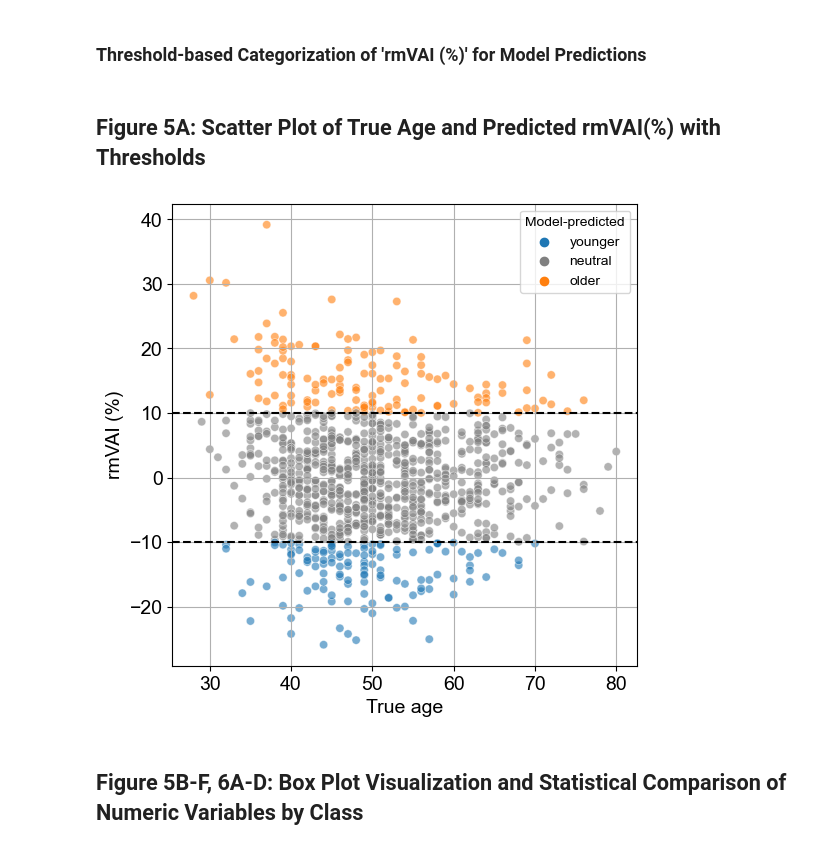
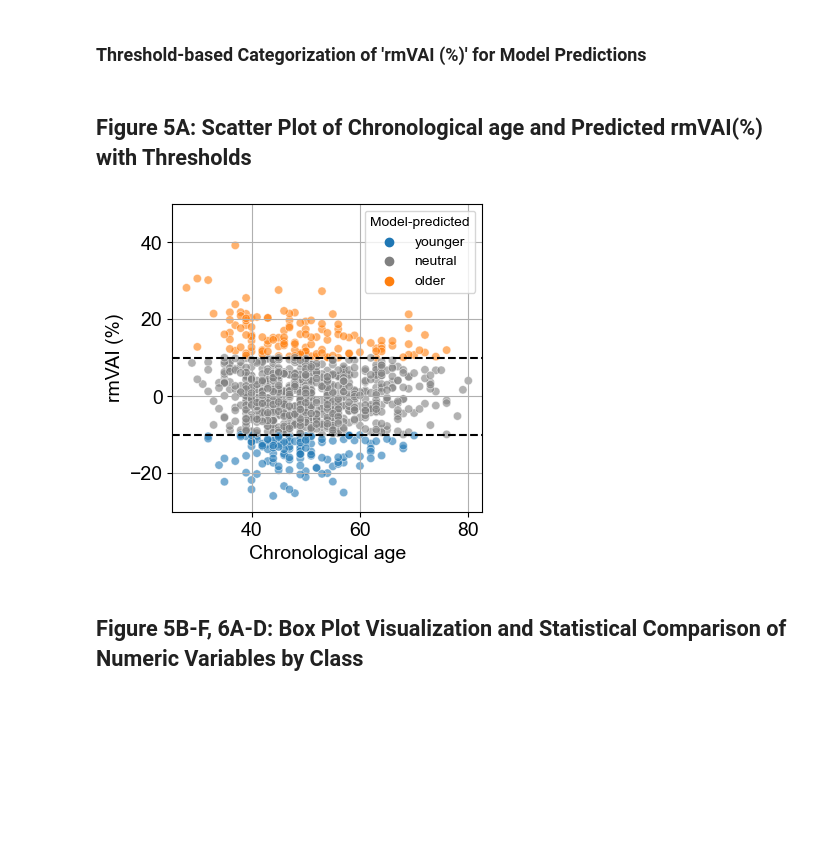
Before and after one commit to SHMAKI/LSFG_JCHO, a Jupyter notebook: 4_Figure456/src/1_calc_rmVAI.ipynb, the cells around one changed output. Cells and saved outputs as stored; diff of their text form; code cells hidden in the pictures; blank space fills up the shorter version.

Commit message:
True age -> Chronological age

```diff
--- a/4_Figure456/src/1_calc_rmVAI.ipynb
+++ b/4_Figure456/src/1_calc_rmVAI.ipynb
@@ -547,39 +568,40 @@ older_hex = mcolors.to_hex(sns.color_palette("tab10")[1])  # Color for "older"
 # Convert the 'Model-predicted' column to a categorical data type
 df["Model-predicted"] = df["Model-predicted"].astype("category")
 # %% [markdown]
-## Figure 5A: Scatter Plot of True Age and Predicted rmVAI(%) with Thresholds
+## Figure 5A: Scatter Plot of Chronological age and Predicted rmVAI(%) with Thresholds
 # %%
 th = 10
 tgt_cols = "rmVAI (%)"
 
 # Create the plot
-fig = plt.figure(figsize=(6, 6))
+fig = plt.figure(figsize=(4, 4))
 
 # Scatter plot
 sns.scatterplot(data=df,
                 x="Age",
                 y=tgt_cols,
                 hue="Model-predicted",
                 hue_order=["younger", "neutral", "older"],  # Explicitly define the color order
                 palette=[younger_hex, "gray", older_hex],
                 alpha=0.6)
 
 # Add threshold lines
 plt.axhline(y=th, color="black", linestyle="--")
 plt.axhline(y=-th, color="black", linestyle="--")
+plt.ylim(-30,50)
 
 # Set grid and axis labels
 plt.grid()
-plt.xlabel("True age", fontsize=14)
+plt.xlabel("Chronological age", fontsize=14)
 plt.ylabel(tgt_cols, fontsize=14)
 
 # Change font size of the axis ticks
 plt.tick_params(axis='both', which='major', labelsize=14)
 
 # Save the figure
 plt.savefig('../figure/Figure5A.pdf', bbox_inches="tight")
 # %% [output]
-[figure, old version]
+[figure, new version]
 # %% [markdown]
 ## Figure 5B-F, 6A-D: Box Plot Visualization and Statistical Comparison of Numeric Variables by Class
 # %%
```
Also changed, not shown: parts of 8 cells of this notebook.
